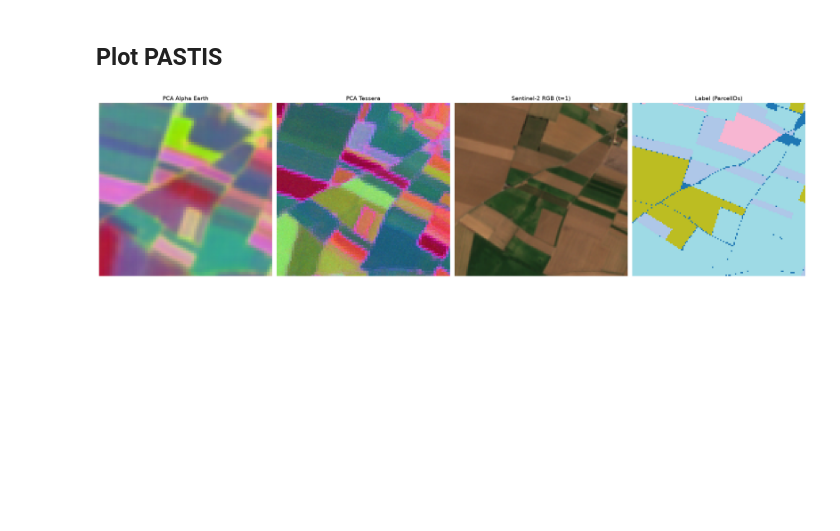
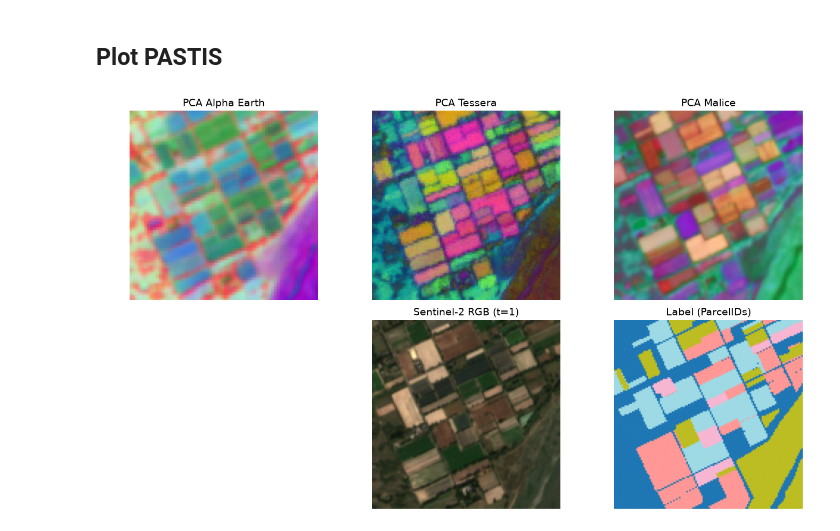
Before and after one commit to hugokerino/next_oso, a Jupyter notebook: download_embeddings/plot_embedding.ipynb, the cells around one changed output. Cells and saved outputs as stored; diff of their text form; code cells hidden in the pictures; blank space fills up the shorter version.

Commit message:
Add possibility to use cnn as decoder for embedding, download embedding for 2019 pastis

```diff
--- a/download_embeddings/plot_embedding.ipynb
+++ b/download_embeddings/plot_embedding.ipynb
@@ -152,9 +154,10 @@ axs[1].axis("off")
 # Charger le label et S2
 PATH_PASTIS = "/home/hkerino/Documents/PASTIS"
 
-id = "10009"
-ae = np.load(f"{PATH_PASTIS}/ALPHA_EARTH_npy/alpha_earth_{id}.npy")
-te = np.load(f"{PATH_PASTIS}/TESSERA_npy/tessera_{id}.npy")
+id = "10005"
+ae = np.load(f"{PATH_PASTIS}/alpha-earth_data/alpha-earth_{id}.npy")
+te = np.load(f"{PATH_PASTIS}/tessera_data/tessera_{id}.npy")
+malice = torch.load(f"{PATH_PASTIS}/malice_data/MALICE_{id}.pt")
 label = np.load(f"{PATH_PASTIS}/ANNOTATIONS/ParcelIDs_{id}.npy")
 s2 = np.load(f"{PATH_PASTIS}/DATA_S2/S2_{id}.npy")
 
@@ -163,44 +166,57 @@ X = ae.reshape(64, -1).T
 pca = PCA(n_components=3)
 rgb = pca.fit_transform(X)
 rgb = rgb.reshape(128, 128, 3)
 img_alpha_earth = (rgb - rgb.min()) / (rgb.max() - rgb.min())
 
 # pca
 X = te.reshape(128, -1).T
 pca = PCA(n_components=3)
 rgb = pca.fit_transform(X)
 rgb = rgb.reshape(128, 128, 3)
 img_tessera = (rgb - rgb.min()) / (rgb.max() - rgb.min())
 
+# pca
+malice_r = rearrange(malice, "t c h w -> (t c) h w")
+X = malice_r.reshape(640, -1).T
+pca = PCA(n_components=3)
+rgb = pca.fit_transform(X)
+rgb = rgb.reshape(128, 128, 3)
+img_malice = (rgb - rgb.min()) / (rgb.max() - rgb.min())
+
 # Sélectionner un timestep et extraire les 3 bandes RGB
 # S2 shape: (T, C, H, W) - sélectionner t=0 et bandes RGB [2, 1, 0] (Red, Green, Blue)
 t = 1
 s2_rgb = s2[t, [2, 1, 0], :, :].transpose(1, 2, 0)  # (H, W, 3)
 
 # Normaliser S2 entre 0 et 1
 s2_rgb = np.clip(s2_rgb / 3000, 0, 1)  # Sentinel-2 a des valeurs jusqu'à ~3000
 
 
 # Plotter PCA RGB, S2 RGB et label
-fig, axes = plt.subplots(1, 4, figsize=(24, 8))
+fig, axes = plt.subplots(2, 3, figsize=(14, 8))
 
-axes[0].imshow(img_alpha_earth)
-axes[0].set_title("PCA Alpha Earth", fontsize=14)
-axes[0].axis("off")
+axes[0, 0].imshow(img_alpha_earth)
+axes[0, 0].set_title("PCA Alpha Earth", fontsize=14)
+axes[0, 0].axis("off")
 
-axes[1].imshow(img_tessera)
-axes[1].set_title("PCA Tessera", fontsize=14)
-axes[1].axis("off")
+axes[0, 1].imshow(img_tessera)
+axes[0, 1].set_title("PCA Tessera", fontsize=14)
+axes[0, 1].axis("off")
 
-axes[2].imshow(s2_rgb)
-axes[2].set_title(f"Sentinel-2 RGB (t={t})", fontsize=14)
-axes[2].axis("off")
+axes[0, 2].imshow(img_malice)
+axes[0, 2].set_title("PCA Malice", fontsize=14)
+axes[0, 2].axis("off")
 
-axes[3].imshow(label, cmap="tab20")
-axes[3].set_title("Label (ParcelIDs)", fontsize=14)
-axes[3].axis("off")
+axes[1, 1].imshow(s2_rgb)
+axes[1, 1].set_title(f"Sentinel-2 RGB (t={t})", fontsize=14)
+axes[1, 1].axis("off")
+
+axes[1, 2].imshow(label, cmap="tab20")
+axes[1, 2].set_title("Label (ParcelIDs)", fontsize=14)
+axes[1, 2].axis("off")
+axes[1, 0].axis("off")
 
 plt.tight_layout()
 plt.show()
 # %% [output]
-[figure, old version]
+[figure, new version]
```
Also changed, not shown: parts of 1 cell of this notebook, 8 other files.
